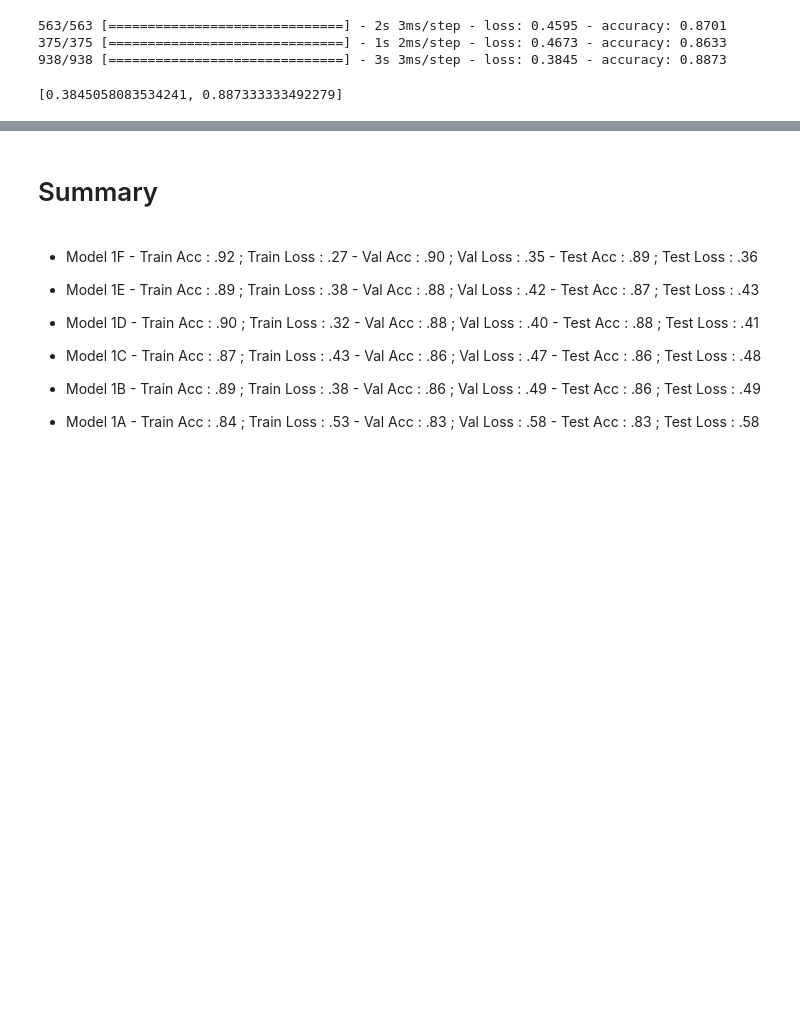
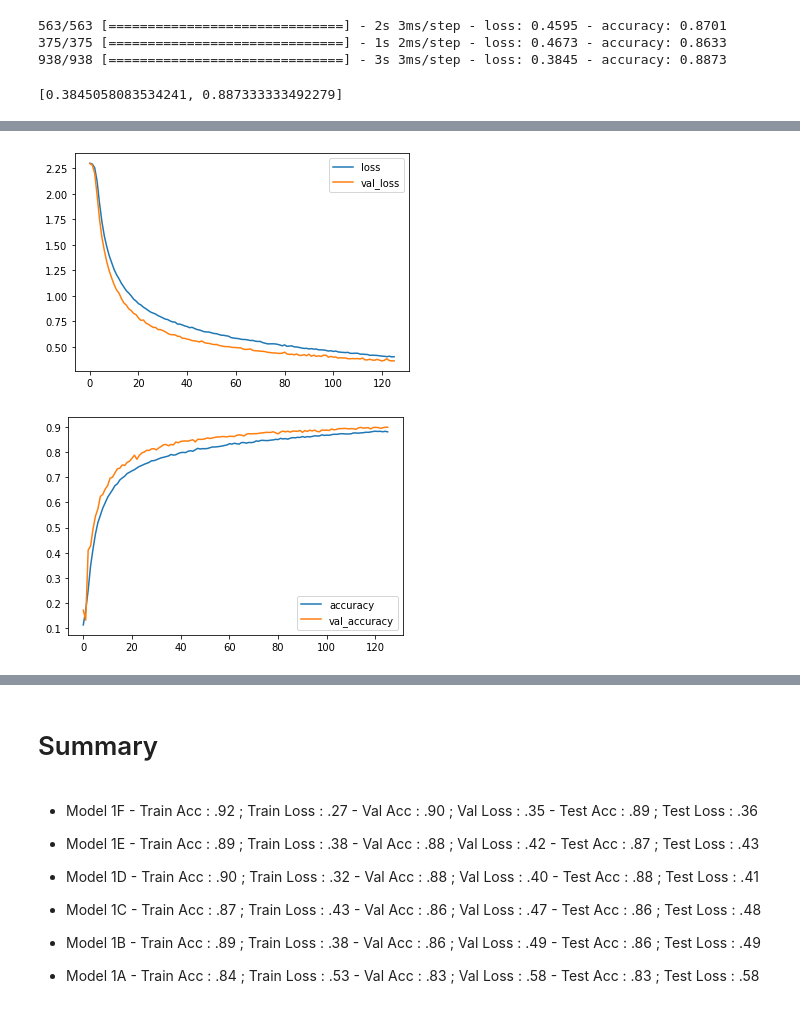
Before and after one commit to RiseAboveAll/SVHN, a Jupyter notebook: SVHN_Convnet.ipynb, the cells around one changed output, grey strips where cells are left out. Saved outputs shown, nothing was run; the diff lists cells and outputs as text; code cells hidden in the pictures; blank space fills up the shorter version.

```diff
--- a/SVHN_Convnet.ipynb
+++ b/SVHN_Convnet.ipynb
@@ -788,0 +822,21 @@ Epoch 6/100
+# %%
+input_layer=Input(shape=input_shape)
+conv_layer_1=Conv2D(128,kernel_size=(3,3),padding='same',activation='relu')(input_layer)
+pool_layer_1=MaxPooling2D(pool_size=(2,2))(conv_layer_1)
+conv_layer_2=Conv2D(256,kernel_size=(3,3),padding='same',activation='relu')(pool_layer_1)
+pool_layer_2=MaxPooling2D(pool_size=(2,2))(conv_layer_2)
+conv_inc_1a=Conv2D(64,kernel_size=(1,1),activation='relu')(pool_layer_2)
+conv_inc_1ao=Conv2D(128,kernel_size=(3,3),padding='same',activation='relu')(conv_inc_1a)
+conv_inc_1b=Conv2D(32,kernel_size=(1,1),activation='relu')(pool_layer_2)
+conv_inc_1bo=Conv2D(64,kernel_size=(3,3),padding='same',activation='relu')(conv_inc_1b)
+conv_inc_1co=Conv2D(32,kernel_size=(1,1),activation='relu')(pool_layer_2)
+pool_inc_1o=MaxPooling2D(pool_size=(3,3),strides=(1,1),padding='same')(pool_layer_2)
+conv_pool_inc=Conv2D(32,kernel_size=(1,1),activation='relu')(pool_inc_1o)
+merge=Concatenate()([conv_inc_1ao,conv_inc_1bo,conv_inc_1co,conv_pool_inc])
+pool_layer_3=MaxPooling2D(pool_size=(2,2))(merge)
+conv_layer_4=Conv2D(512,kernel_size=(3,3),padding='same',activation='relu')(pool_layer_3)
+pool_layer_4=MaxPooling2D(pool_size=(2,2))(conv_layer_4)
+flat1=Flatten()(pool_layer_4)
+hidden_layer_1=Dense(512,activation='relu')(flat1)
+op=Dense(num_classes,activation='softmax')(hidden_layer_1)
+model=Model(inputs=input_layer,outputs=op)
@@ -788,0 +863,17 @@ Epoch 6/100
+# %%
+datagen = ImageDataGenerator(rotation_range=8,
+                             zoom_range=[0.95, 1.05],
+                             height_shift_range=0.10,
+                             shear_range=0.15)
+#optimizer=SGD(learning_rate=1e-3,momentum=.9 )
+optimizer=Adam(learning_rate=1e-5,amsgrad=True)
+#lr_schedule = LearningRateScheduler(lambda epoch: 1e-5 * 10**(epoch / 10))
+early_stopping = EarlyStopping(monitor='val_loss',patience=5,restore_best_weights=True)
+model_checkpoint = ModelCheckpoint(
+                   '/content/drive/MyDrive/Projects/SVHN/Convolution_Checkpoints/best_cnn.h5',
+                   save_best_only=True)
+model.compile(loss=categorical_crossentropy,optimizer=optimizer,metrics=['accuracy'])
+#history=model.fit(x_train,Y_train,validation_data=(x_val,Y_val),epochs=100,batch_size=32,verbose=1)
+history = model.fit(datagen.flow(x_train, Y_train, batch_size=128),
+                              epochs=150, validation_data=(x_val, Y_val),
+                              callbacks=[early_stopping,model_checkpoint])
@@ -788,0 +898,8 @@ Epoch 6/100
+# %%
+history_df = pd.DataFrame(history.history)
+history_df.loc[:, ['loss', 'val_loss']].plot();
+print("Minimum validation loss: {}".format(history_df['val_loss'].min()))
+history_df = pd.DataFrame(history.history)
+history_df.loc[:, ['accuracy', 'val_accuracy']].plot();
+#print("Minimum validation loss: {}".format(history_df['val_loss'].min()))
+# %% [output]
@@ -788,0 +907,2 @@ Epoch 6/100
+[figure, added]
+[figure, added]
```
Also changed, not shown: parts of 11 cells of this notebook.
